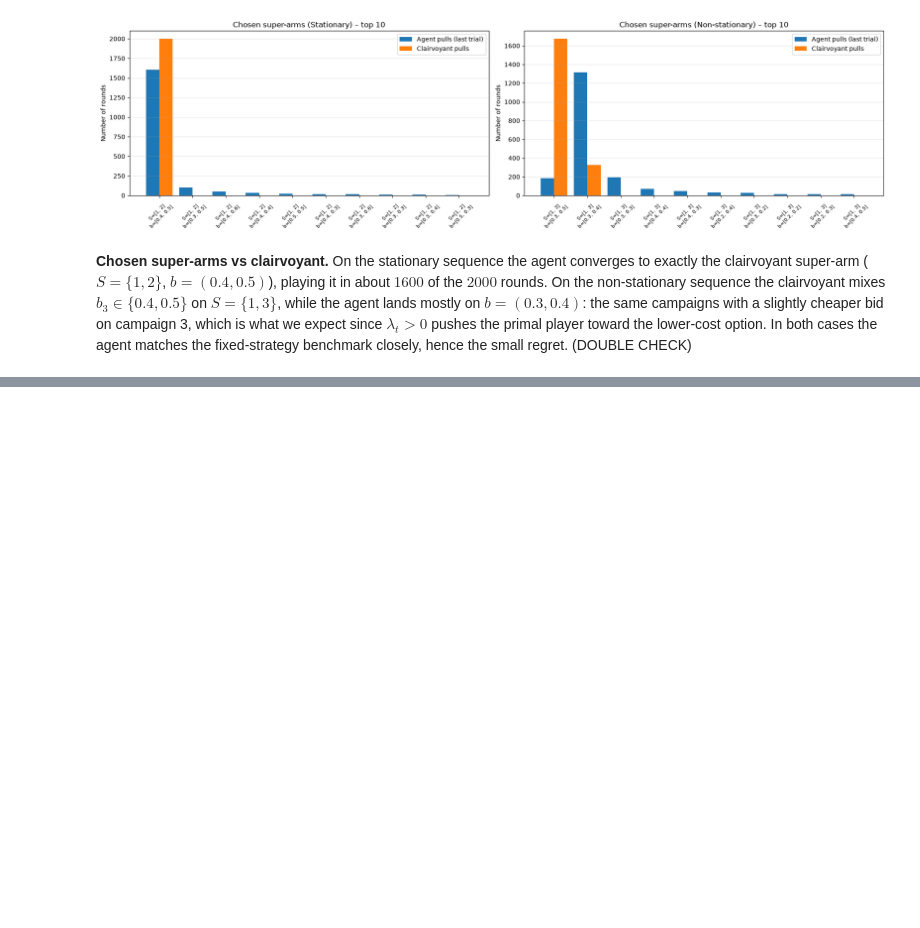
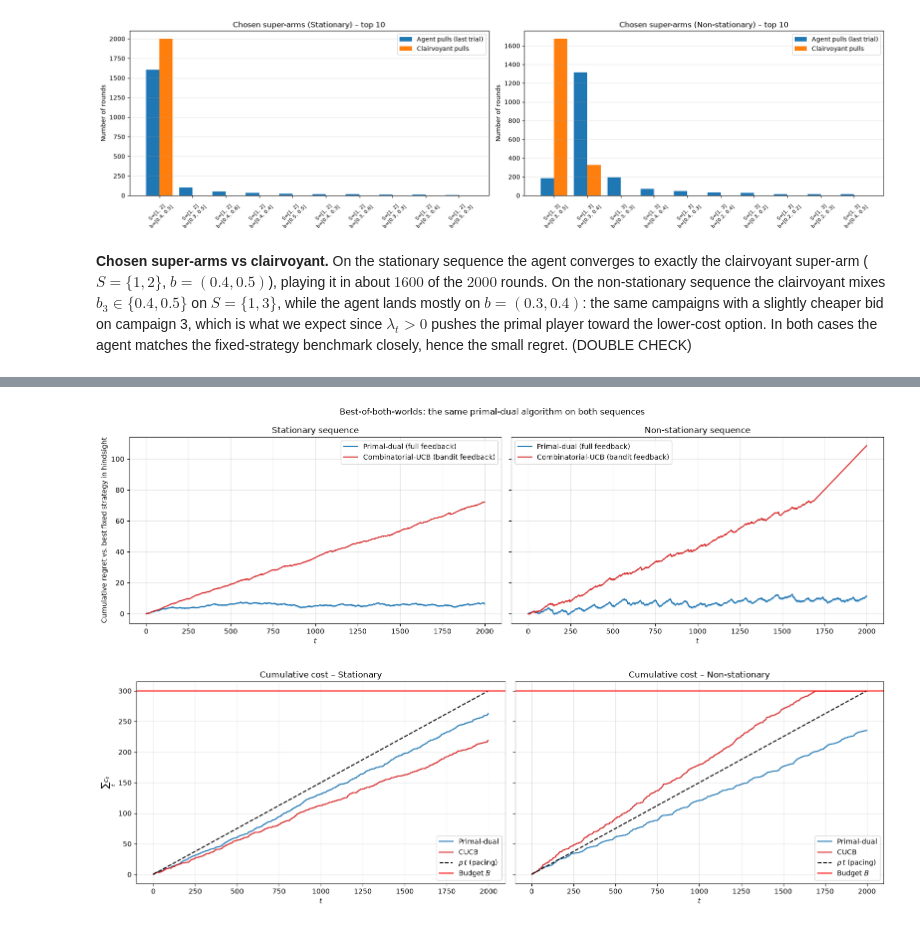
Before and after one commit to poligregni/OnlineLearningApplications2026, a Jupyter notebook: requirement_3.ipynb, the cells around one changed output, grey strips where cells are left out. Cells and saved outputs as stored; diff of their text form; code cells hidden in the pictures; blank space fills up the shorter version.

```diff
--- a/requirement_3.ipynb
+++ b/requirement_3.ipynb
@@ -755,0 +894,39 @@ plt.show()
+# %%
+## Best of both worlds: primal-dual vs CUCB, stationary vs non-stationary
+
+fig, axes = plt.subplots(1, 2, figsize=(16, 5), sharey=True)
+
+for ax, name in zip(axes, environments):
+    for label, res, color in [("Primal-dual (full feedback)", results[name], "C0"),
+                              ("Combinatorial-UCB (bandit feedback)", results_cucb[name], "C3")]:
+        mean = res["regret"].mean(axis=0)
+        se = res["regret"].std(axis=0) / np.sqrt(n_trials)
+        ax.plot(rounds, mean, color=color, label=label)
+        ax.fill_between(rounds, mean - se, mean + se, color=color, alpha=0.25)
+    ax.set_title(f"{name} sequence")
+    ax.set_xlabel("$t$")
+    ax.grid(alpha=0.3)
+    ax.legend()
+
+axes[0].set_ylabel("Cumulative regret vs. best fixed strategy in hindsight")
+plt.suptitle("Best-of-both-worlds: the same primal-dual algorithm on both sequences")
+plt.tight_layout()
+plt.show()
+
+# cumulative cost of both algorithms against the pacing line
+fig, axes = plt.subplots(1, 2, figsize=(16, 5), sharey=True)
+for ax, name in zip(axes, environments):
+    for label, res, color in [("Primal-dual", results[name], "C0"), ("CUCB", results_cucb[name], "C3")]:
+        ax.plot(rounds, res["costs"].mean(axis=0), color=color, label=label)
+    ax.plot(rounds, rho * (rounds + 1), "k--", label=r"$\rho\,t$ (pacing)")
+    ax.axhline(B, color="red", label="Budget $B$")
+    ax.set_title(f"Cumulative cost – {name}")
+    ax.set_xlabel("$t$")
+    ax.grid(alpha=0.3)
+    ax.legend()
+axes[0].set_ylabel(r"$\sum_t c_t$")
+plt.tight_layout()
+plt.show()
+# %% [output]
+[figure, added]
+[figure, added]
```
Also changed, not shown: parts of 4 cells of this notebook, 2 other files.
